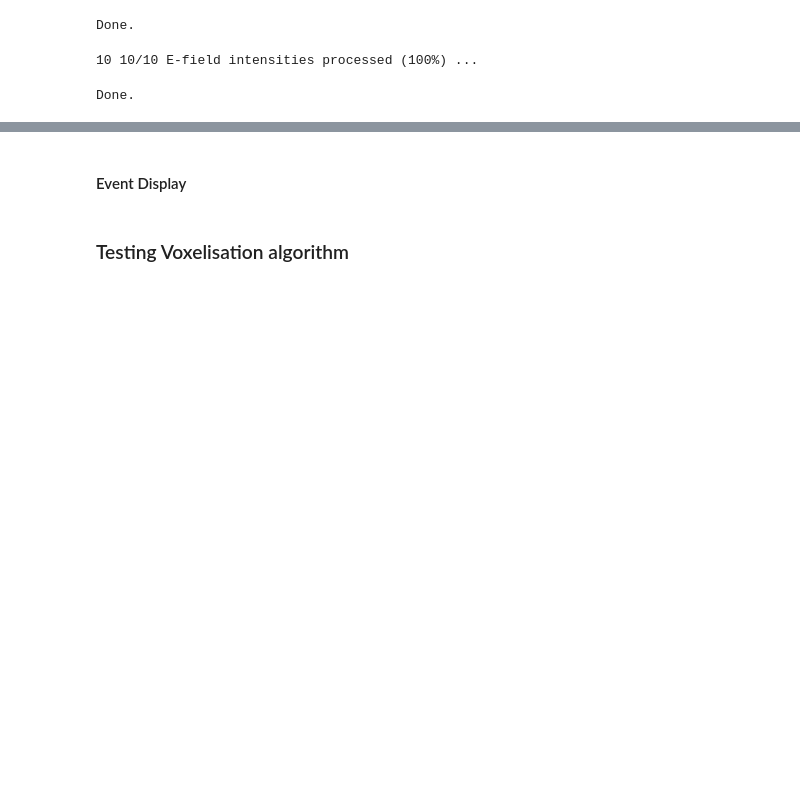
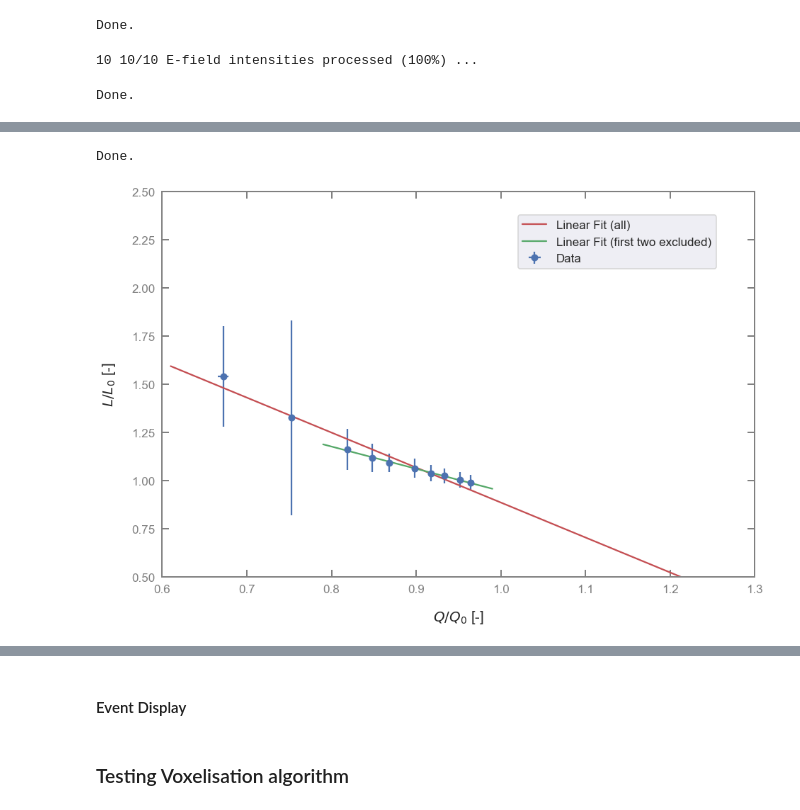
Before and after one commit to RomanMBerner/larpix-analysis, a Jupyter notebook: lightCharge_anticorrelation/main.ipynb, the cells around one changed output, grey strips where cells are left out. Saved outputs shown, nothing was run; the diff lists cells and outputs as text; code cells hidden in the pictures; blank space fills up the shorter version.

```diff
--- a/lightCharge_anticorrelation/main.ipynb
+++ b/lightCharge_anticorrelation/main.ipynb
@@ -1725,10 +1904,15 @@ print('Done.')
 # %%
+''' # NOTE: THIS IS THE OLD VERSION, WHICH GOT REPLACED BY THE PLOT ABOVE
 # Plot light yield as a function of the E-field intensity
 np.set_printoptions(precision=4)
+print(ly_mean_bin_i_list[7])
 
 # Obtain lightYield data
 ly_mean_list = [np.nanmean(ly_mean_bin_i_list[i]) for i in range(len(ly_mean_bin_i_list))]
 ly_err_list = [scipy.stats.sem(ly_mean_bin_i_list[i]) for i in range(len(ly_mean_bin_i_list))]
+test = [np.std(ly_mean_bin_i_list[i]) for i in range(len(ly_mean_bin_i_list))]
+print(ly_err_list)
+print(test)
 
 # Make plot
 x_min, x_max = 0.0, 1.1
@@ -1736,7 +1920,8 @@ y_min, y_max = 0, 1000
 axis_labels = ['E field intensity [kV/cm]','LCM detected light [p.e.]']
 save_name = 'plots/TGraphError_LightYield_vs_eField.png'
 
-L0_birks, L0_birks_err, k_birks, k_birks_err = plot_birksModel(e_field_list,ly_mean_list,e_field_errors_list,ly_err_list,\
+L0_birks, L0_birks_err, k_birks, k_birks_err = plot_birksModel_2(e_field_list,ly_mean_list,e_field_errors_list,ly_err_list,\
                                                                x_min,x_max,y_min,y_max,\
                                                                axis_labels,save_name)
+'''
 print('Done.')
@@ -1743,13 +2135,17 @@ print('Done.')
 # %%
-# Normalize LCM LightYields (as func. of GC_x coord.) by the series which has a data point in every bin (series 9, 1.0 kV/cm)
-# Then, take the mean of the LCM LightYields and plot them against the electric field intensity
+def linear_fit(x, a, b):
+    return a * x + b
 
-# Calculate LY mean and uncertainties for every eField intensity
-LY_mean_divByL0_eField_bins = [ly_mean_list[i]/L0_birks for i in range(len(ly_mean_list))]
-LY_divByL0_err_eField_bins  = [0. for i in range(len(ly_mean_list))]
+#exclude_first_n_points = 0
+#L_div_by_L0 = np.array(LCM_detected_light_mean[exclude_first_n_points:])
+#Q_div_by_Qinf = np.array(pixel_detected_charge_mean[exclude_first_n_points:])#/np.array(R_box[2:-1]) #R_box,R_birks
+#L_div_by_L0   = np.array(LCM_detected_light_norm_list[exclude_first_n_points:])
+#Q_div_by_Qinf = np.array(q_corr_meanPerHit_norm[exclude_first_n_points:])#/np.array(R_box[2:-1]) #R_box,R_birks
+#print(L_div_by_L0)
+#print(Q_div_by_Qinf)
 
-CY_mean_divByQ0_eField_bins = [np.nanmean(pixels_hits_q_corr_list[i])/161.3 for i in range(len(pixels_hits_q_corr_list))]
-CY_mean_divByQ0_err_eField_bins = [0. for i in range(len(pixels_hits_q_corr_list))]
+#plt.errorbar(e_field_list,q_corr_meanPerHit_norm,  xerr=e_field_errors_list #, yerr=q_corr_meanPerHit_norm_err, fmt='o',markersize=5, label='Charge')
+#plt.errorbar(e_field_list,LCM_detected_light_norm_list,xerr=e_field_errors_list, yerr=LY_err_eField_bins,    fmt='o',markersize=5, label='Light')
 
 
 seaborn.set(rc={'figure.figsize':(15, 10),})
@@ -1772,40 +2168,71 @@ ax.spines['left'].set_color('0.5')
 ax.spines['left'].set_linewidth(2)
 ax.spines['left'].set_visible(True)
 
 # Ticks, grid and ticks labels
 ax.tick_params(direction='in', length=10, width=2,                 # direction, length and width of the ticks (in, out, inout)
                colors='0.5',                                       # color of the ticks ('black', '0.5')
                bottom=True, top=True, right=True, left=True,       # whether to draw the respective ticks
                zorder = 10.,                                       # tick and label zorder
                pad = 10.,                                          # distance between ticks and tick labels
                labelsize = 17,                                     # size of the tick labels
                labelright=False, labeltop=False)                   # wether to draw the tick labels on axes
 
 # Axis limits
-ax.set_xlim((0.0,1.05))
-ax.set_ylim((0.6,1.6))
+ax.set_xlim((0.65,1.25))
+ax.set_ylim((0.9,1.7))
+ax.set_xlim((0.8,1.05))
+ax.set_ylim((0.9,1.3))
+ax.set_xlim((0.65,1.05))
+ax.set_ylim((0.95,1.6))
+ax.set_xlim((0.6,1.3))
+ax.set_ylim((0.5,2.5))
 
-#plt.errorbar(e_field_list, q_corr_meanPerHit_norm,       xerr=e_field_errors_list, yerr=q_corr_meanPerHit_norm_err, fmt='o', markersize=20, fillstyle='none', label='Charge')
-#plt.errorbar(e_field_list, LCM_detected_light_norm_list, xerr=e_field_errors_list, yerr=LY_err_eField_bins,         fmt='o', markersize=20, fillstyle='none', label='Light')
-#plt.errorbar(e_field_list,LY_mean_eField_bins,xerr=x_err, yerr=LY_err_eField_bins, fmt='s',label='Light')
-plt.errorbar(e_field_list, CY_mean_divByQ0_eField_bins, xerr=e_field_errors_list, yerr=CY_mean_divByQ0_err_eField_bins, fmt='o', markersize=20, fillstyle='none', label='Q/Q0')
-plt.errorbar(e_field_list, LY_mean_divByL0_eField_bins, xerr=e_field_errors_list, yerr=LY_divByL0_err_eField_bins,      fmt='o', markersize=20, fillstyle='none', label='L/L0')
+plt.errorbar(CY_mean_divByQ0_eField_bins,LY_mean_divByL0_eField_bins,xerr=q_corr_meanPerHit_norm_err, yerr=LY_divByL0_err_eField_bins, fmt='o',label='Data')
+
+# Linear fit through all data points
+popt, pcov = curve_fit(linear_fit, CY_mean_divByQ0_eField_bins, LY_mean_divByL0_eField_bins)
+fit_x = []
+fit_y = []
+for i in range(1,200):
+    _x = 0.6+i/100.
+    if _x > 1.5:
+        break
+    fit_x.append(_x)
+    fit_y.append(linear_fit(_x,*popt))
+plt.plot(fit_x,fit_y,'r-',label=r'Linear Fit (all)')
+
+# Linear fit (excluded the first two data points)
+popt, pcov = curve_fit(linear_fit, CY_mean_divByQ0_eField_bins[2:], LY_mean_divByL0_eField_bins[2:])
+fit_x = []
+fit_y = []
+for i in range(1,200):
+    _x = 0.6+i/100.
+    if _x > 1.5:
+        break
+    if _x > 0.78 and _x < 1.0:
+        fit_x.append(_x)
+        fit_y.append(linear_fit(_x,*popt))
+plt.plot(fit_x,fit_y,'g-',label=r'Linear Fit (first two excluded)')
+
 
 # Legend
-plt.legend(loc=[0.75,0.85], prop={'size': 17}) # loc='upper right'
+plt.legend(loc=[0.6,0.8], prop={'size': 17}) # loc='upper right'
 
 # Axis labels
-axis_labels = ['E field intensity [kV/cm]','Normalized yield [-]']
+axis_labels = ['$Q/Q_{0}$ [-]','$L/L_{0}$ [-]'] # TODO: MAKE IT Q/Q_infinity!!
 plt.xlabel(axis_labels[0], fontsize=20, labelpad=20)
 plt.ylabel(axis_labels[1], fontsize=20, labelpad=20)
 
 # Logarithmic y axis
 #plt.ylim(bottom=0.9) #, top=200)
 #plt.yscale('linear') # linear, log
 
 # Save figure
-save_name = 'plots/TGraphError_normalizedYields_2.png'
+save_name = 'plots/TGraphError_anticorrelationPlot.png'
 plt.savefig(save_name, dpi=400) # bbox_inches='tight'
 #plt.close()
 
 print('Done.')
+# %% [output]
+Done.
+[figure, added]
```
Also changed, not shown: parts of 27 cells of this notebook, 1 other file.
